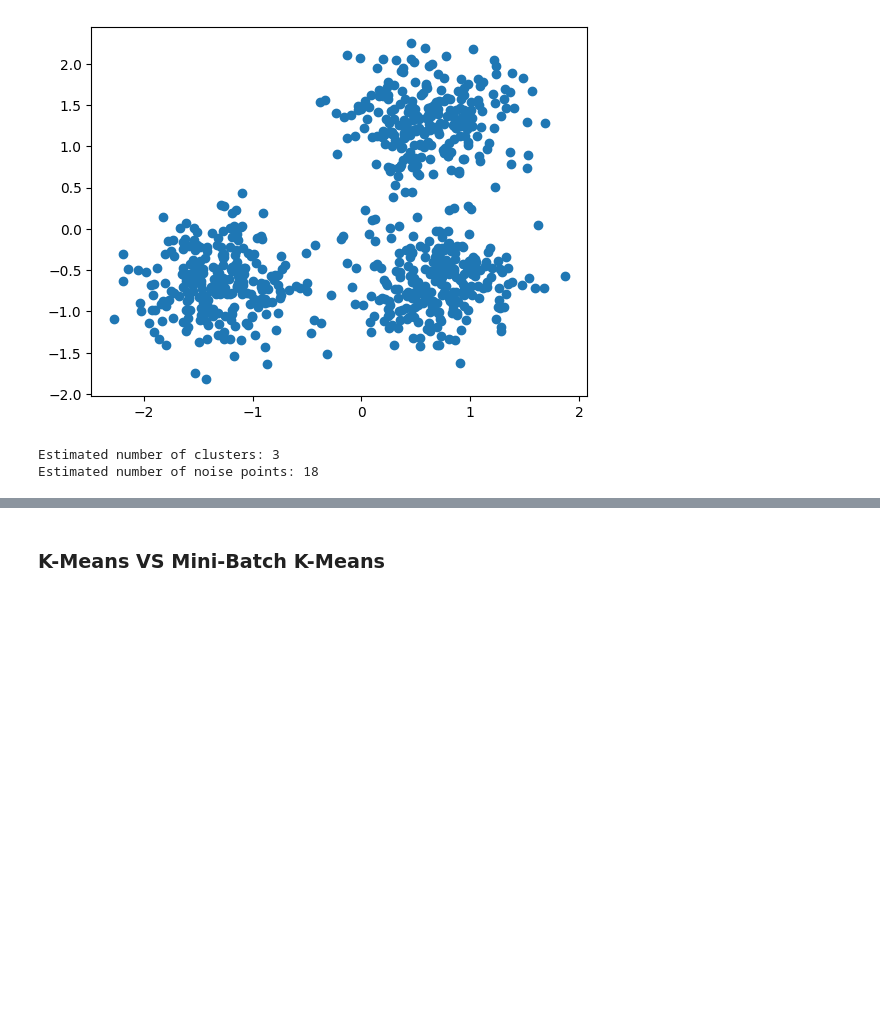
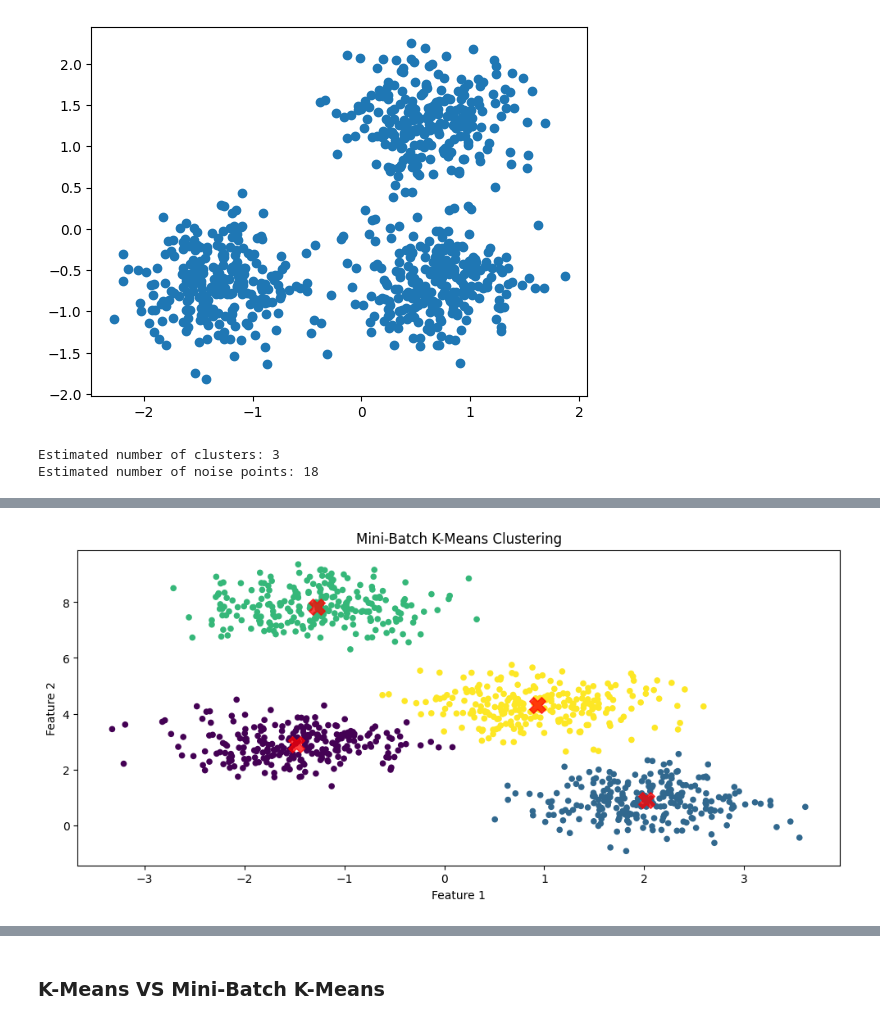
Before and after one commit to lab-kcks/modul-kecerdasan-buatan, a Jupyter notebook: Modul_5/Modul_5_Unsupervised_Learning.ipynb, the cells around one changed output, grey strips where cells are left out. Drawn from its saved outputs; the diff is of its cells as text; code cells hidden in the pictures; blank space fills up the shorter version.

```diff
--- a/Modul_5/Modul_5_Unsupervised_Learning.ipynb
+++ b/Modul_5/Modul_5_Unsupervised_Learning.ipynb
@@ -162,0 +318,18 @@ Estimated number of noise points: 18
+# %%
+# Apply Mini-Batch K-Means clustering
+kmeans = MiniBatchKMeans(n_clusters=4,  n_init='auto')
+kmeans.fit(X)
+y_kmeans = kmeans.predict(X)
+# %%
+# Plotting the clusters and their centroids
+plt.figure(figsize=(12, 5))
+plt.scatter(X[:, 0], X[:, 1], c=y_kmeans, s=20, cmap='viridis')
+
+centers = kmeans.cluster_centers_
+plt.scatter(centers[:, 0], centers[:, 1], c='red', s=200, alpha=0.75, marker='X')
+plt.title('Mini-Batch K-Means Clustering')
+plt.xlabel('Feature 1')
+plt.ylabel('Feature 2')
+plt.show()
+# %% [output]
+[figure, added]
```
Also changed, not shown: parts of 24 cells of this notebook.
